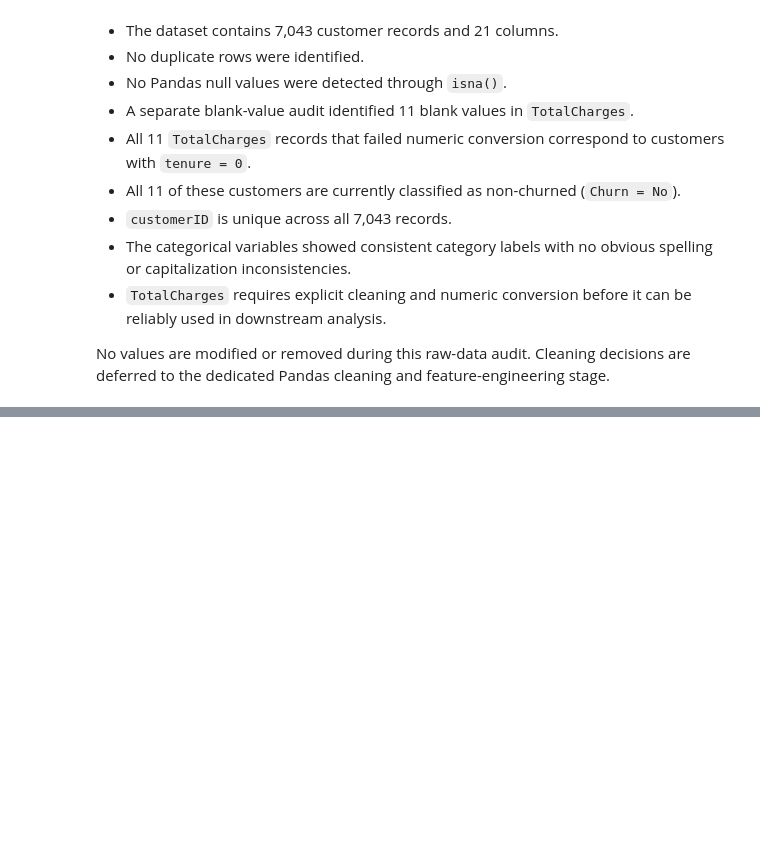
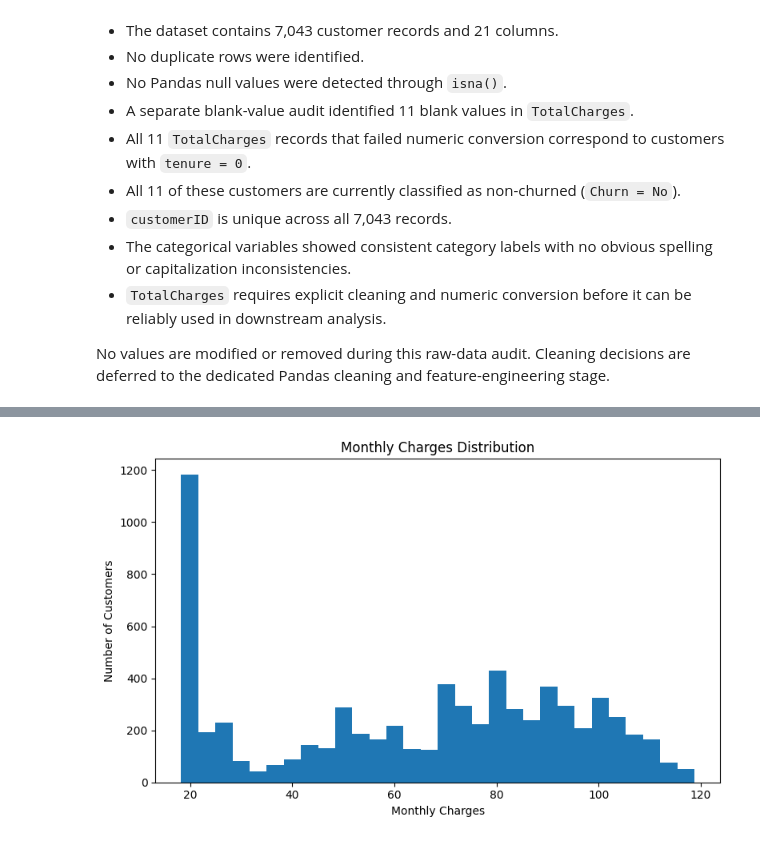
Before and after one commit to roshitha-nair/saas-subscription-churn-prediction-analysis, a Jupyter notebook: notebooks/00_eda.ipynb, the cells around one changed output, grey strips where cells are left out. Saved outputs shown, nothing was run; the diff lists cells and outputs as text; code cells hidden in the pictures; blank space fills up the shorter version.

```diff
--- a/notebooks/00_eda.ipynb
+++ b/notebooks/00_eda.ipynb
@@ -360,0 +550,16 @@ No values are modified or removed during this raw-data audit. Cleaning decisions
+# %%
+plt.figure(figsize=(8, 5))
+
+plt.hist(
+    df["MonthlyCharges"],
+    bins=30
+)
+
+plt.title("Monthly Charges Distribution")
+plt.xlabel("Monthly Charges")
+plt.ylabel("Number of Customers")
+
+plt.tight_layout()
+plt.show()
+# %% [output]
+[figure, added]
```
Also changed, not shown: parts of 25 cells of this notebook, 1 other file.
